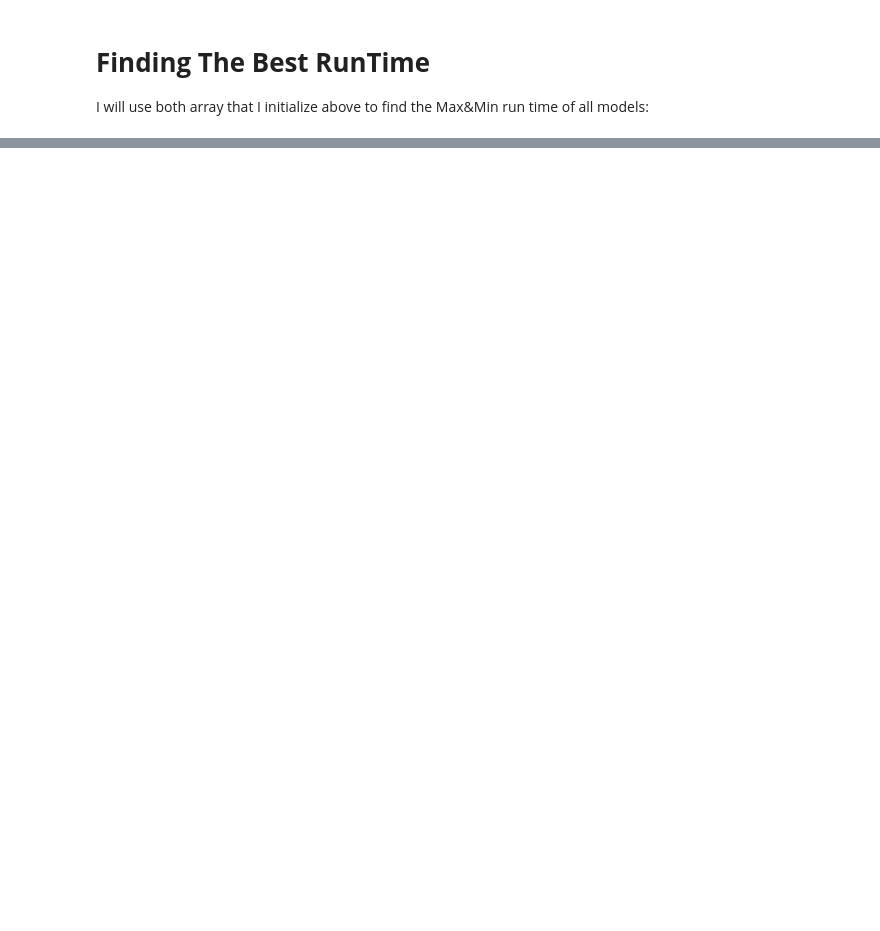
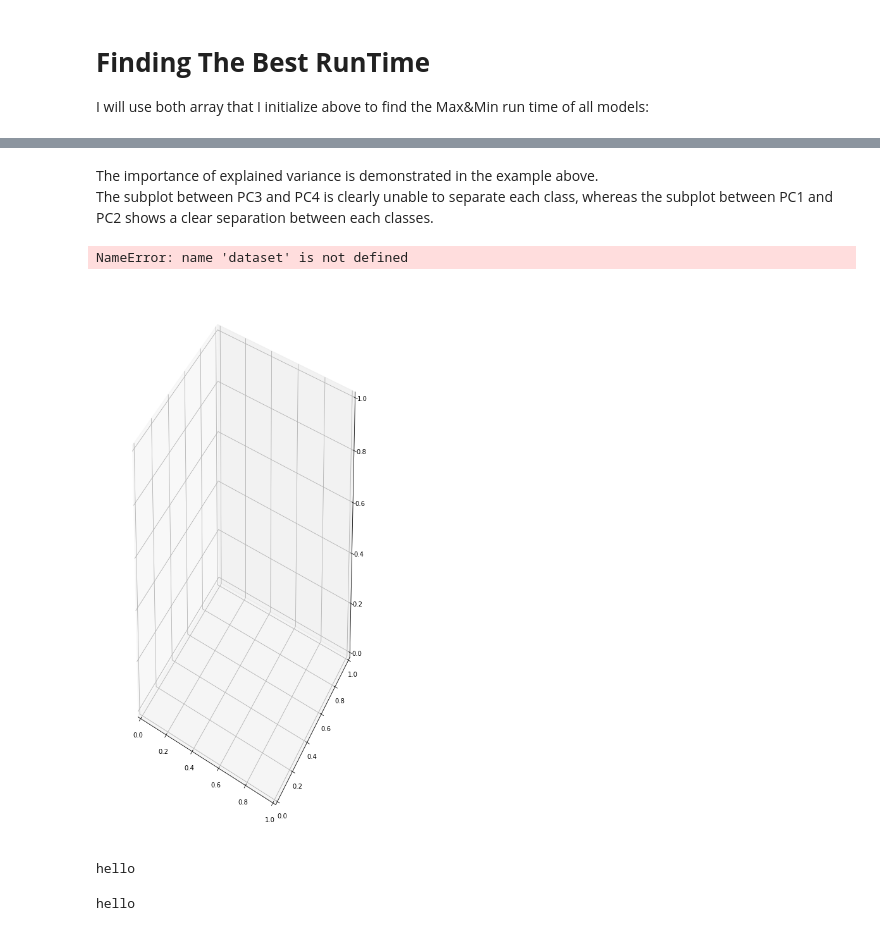
Before and after one commit to yuvalTrip/Final-Project-First-Year-Semester-B, a Jupyter notebook: Final Project-N.N.1-Password Strength Classifier Dataset-Classification-Copy1.ipynb, the cells around one changed output, grey strips where cells are left out. Drawn from its saved outputs; the diff is of its cells as text; code cells hidden in the pictures; blank space fills up the shorter version.

```diff
--- a/Final Project-N.N.1-Password Strength Classifier Dataset-Classification-Copy1.ipynb
+++ b/Final Project-N.N.1-Password Strength Classifier Dataset-Classification-Copy1.ipynb
@@ -1479,0 +1697,26 @@ As we can see (and as I already compute), the Logistic Regression and the KNN mo
+# %% [markdown]
+The importance of explained variance is demonstrated in the example above.<br>
+The subplot between PC3 and PC4 is clearly unable to separate each class, whereas the subplot between PC1 and PC2 shows a clear separation between each classes.
+# %%
+import matplotlib.pyplot as plt
+
+fig = plt.figure(figsize=(8, 16))
+ax = fig.add_subplot(111, projection='3d')
+img = ax.scatter(xs=dataset[:,0], ys=data[:,1], zs=data[:,2], c=data[:,3], s=60)
+
+cax = fig.add_axes([ax.get_position().x1+0.10, ax.get_position().y0+0.14, 0.02,
+                    ax.get_position().height*0.3])
+fig.colorbar(img, cax=cax)
+
+plt.show()
+# %% [output]
+NameError: name 'dataset' is not defined
+[figure, added]
+# %%
+print ("hello")
+# %% [output]
+hello
+# %%
+print ("hello")
+# %% [output]
+hello
```
Also changed, not shown: parts of 73 cells of this notebook.
